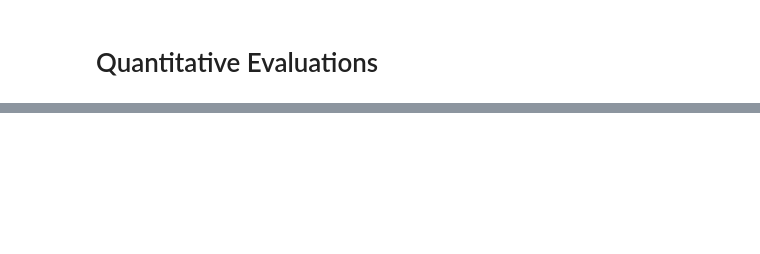
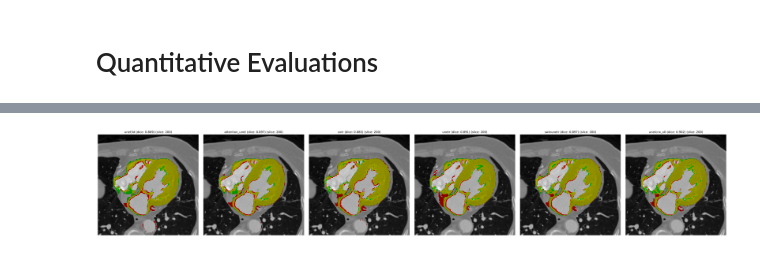
Before and after one commit to conflick0/CardiacSeg, a Jupyter notebook: eval.ipynb, the cells around one changed output, grey strips where cells are left out. Cells and saved outputs as stored; diff of their text form; code cells hidden in the pictures; blank space fills up the shorter version.

```diff
--- a/eval.ipynb
+++ b/eval.ipynb
@@ -125,0 +161,51 @@ m_avg_fd_df
+# %%
+keys = list(data_dict.keys())
+
+loader = Compose([
+    LoadImaged(keys=keys),
+    EnsureChannelFirstd(keys=keys),
+    Orientationd(keys=keys, axcodes='PLI'),
+    SqueezeDimd(keys=keys)
+])
+
+data = loader(data_dict)
+# %%
+%matplotlib inline
+import matplotlib as mpl
+import matplotlib.pyplot as plt
+mpl.rcParams['figure.dpi'] = 300
+
+
+num_classes = 2
+slice_idxs = [200]
+alpha = 0.5
+axis_off = True
+#num_img = len(data_dict)
+#fig_size = (num_img*5, num_img*len(slice_idxs))
+num_img = len(data_dict) - 2
+fig_size = (num_img*6, len(slice_idxs)*6)
+show_img = False
+show_lbl_dc = True
+
+keys = dice_dict.keys()
+
+pred_titles = [f'{key} (dice: {dice_dict[key]:.3f})'for key in keys]
+
+imgs, lbls, preds = get_img_lbl_preds(data, keys, slice_idxs, mode='a')
+
+# show_img_lbl_preds
+show_img_lbl_preds_overlap(
+    imgs,
+    lbls,
+    preds,
+    pred_titles,
+    slice_idxs,
+    num_classes,
+    axis_off,
+    alpha,
+    fig_size,
+    show_img,
+    show_lbl_dc
+)
+# %% [output]
+[figure, added]
```
Also changed, not shown: parts of 18 cells of this notebook, 4 other files.
